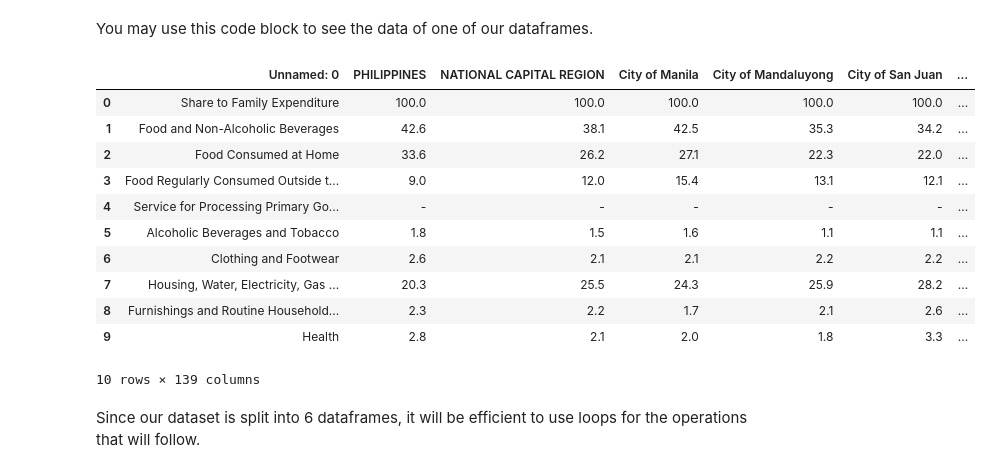
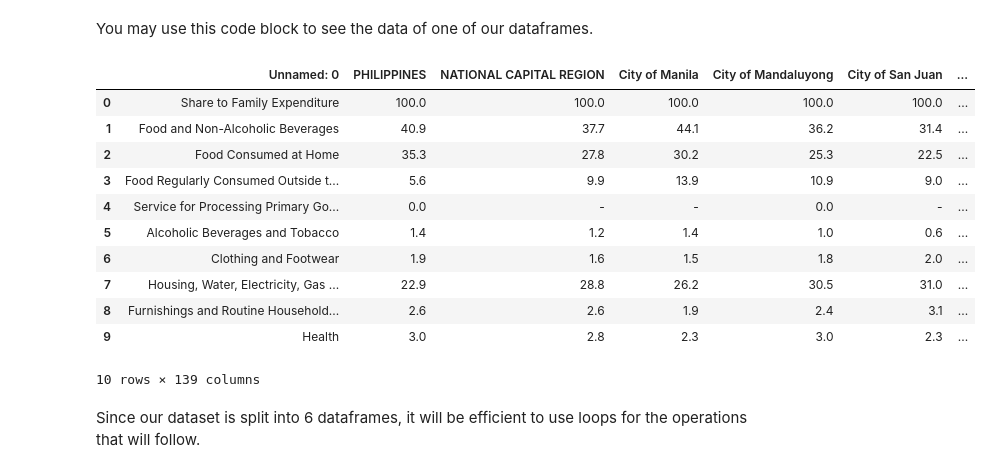
Before and after one commit to Sky282128/RoleModels, a Jupyter notebook: RoleModels.ipynb, the cells around one changed output. Cells and saved outputs as stored; diff of their text form; code cells hidden in the pictures.

```diff
--- a/RoleModels.ipynb
+++ b/RoleModels.ipynb
@@ -86,24 +86,24 @@ You may use this code block to see the data of one of our dataframes.
 # %%
 #Initial state of the dataset
 #Income18.head(10)
 #Income21.head(10)
 #Income23.head(10)
 
-Expenditure18.head(10)
+#Expenditure18.head(10)
 #Expenditure21.head(10)
-#Expenditure23.head(10)
+Expenditure23.head(10)
 # %% [output]
 |  | Unnamed: 0 | PHILIPPINES | NATIONAL CAPITAL REGION | City of Manila | City of Mandaluyong | City of San Juan | ... |
 | 0 | Share to Family Expenditure | 100.0 | 100.0 | 100.0 | 100.0 | 100.0 | ... |
-| 1 | Food and Non-Alcoholic Beverages | 42.6 | 38.1 | 42.5 | 35.3 | 34.2 | ... |
-| 2 | Food Consumed at Home | 33.6 | 26.2 | 27.1 | 22.3 | 22.0 | ... |
-| 3 | Food Regularly Consumed Outside t... | 9.0 | 12.0 | 15.4 | 13.1 | 12.1 | ... |
-| 4 | Service for Processing Primary Go... | - | - | - | - | - | ... |
-| 5 | Alcoholic Beverages and Tobacco | 1.8 | 1.5 | 1.6 | 1.1 | 1.1 | ... |
-| 6 | Clothing and Footwear | 2.6 | 2.1 | 2.1 | 2.2 | 2.2 | ... |
-| 7 | Housing, Water, Electricity, Gas ... | 20.3 | 25.5 | 24.3 | 25.9 | 28.2 | ... |
-| 8 | Furnishings and Routine Household... | 2.3 | 2.2 | 1.7 | 2.1 | 2.6 | ... |
-| 9 | Health | 2.8 | 2.1 | 2.0 | 1.8 | 3.3 | ... |
+| 1 | Food and Non-Alcoholic Beverages | 40.9 | 37.7 | 44.1 | 36.2 | 31.4 | ... |
+| 2 | Food Consumed at Home | 35.3 | 27.8 | 30.2 | 25.3 | 22.5 | ... |
+| 3 | Food Regularly Consumed Outside t... | 5.6 | 9.9 | 13.9 | 10.9 | 9.0 | ... |
+| 4 | Service for Processing Primary Go... | 0.0 | - | - | 0.0 | - | ... |
+| 5 | Alcoholic Beverages and Tobacco | 1.4 | 1.2 | 1.4 | 1.0 | 0.6 | ... |
+| 6 | Clothing and Footwear | 1.9 | 1.6 | 1.5 | 1.8 | 2.0 | ... |
+| 7 | Housing, Water, Electricity, Gas ... | 22.9 | 28.8 | 26.2 | 30.5 | 31.0 | ... |
+| 8 | Furnishings and Routine Household... | 2.6 | 2.6 | 1.9 | 2.4 | 3.1 | ... |
+| 9 | Health | 3.0 | 2.8 | 2.3 | 3.0 | 2.3 | ... |
 10 rows × 139 columns
 # %% [markdown]
 Since our dataset is split into 6 dataframes, it will be efficient to use loops for the operations that will follow.
```
Also changed, not shown: parts of 19 cells of this notebook.
